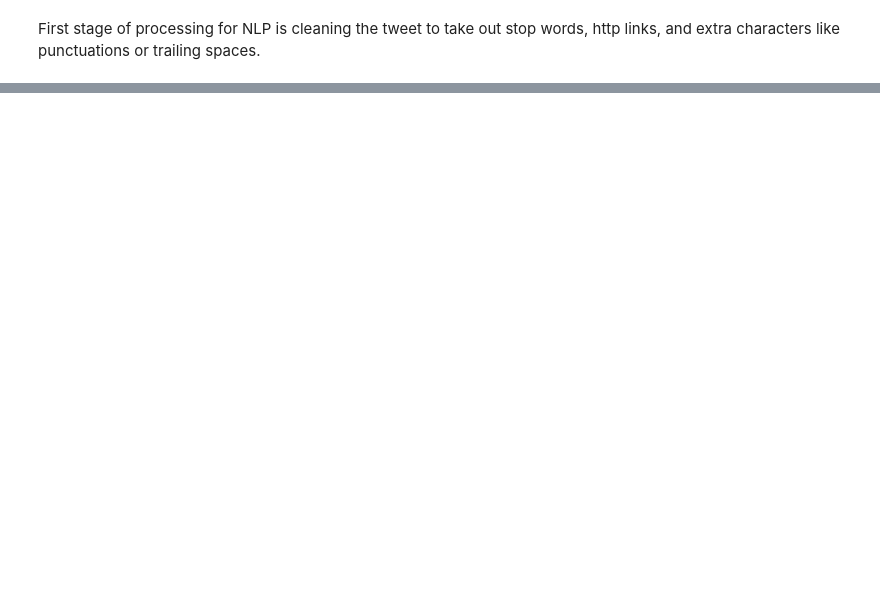
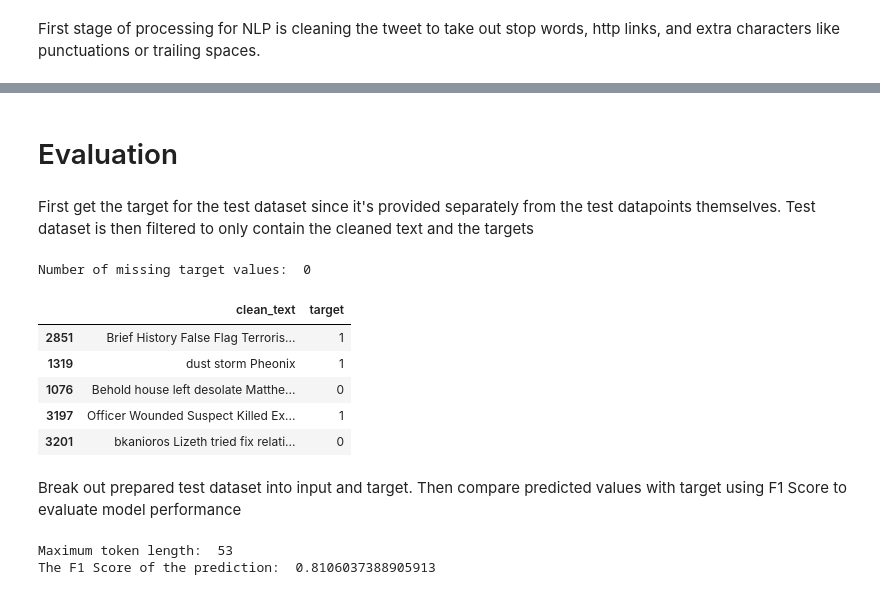
Before and after one commit to lloydoad/disaster-tweet-classifier, a Jupyter notebook: disaster_tweet_classifier.ipynb, the cells around one changed output, grey strips where cells are left out. Cells and saved outputs as stored; diff of their text form; code cells hidden in the pictures; blank space fills up the shorter version.

```diff
--- a/disaster_tweet_classifier.ipynb
+++ b/disaster_tweet_classifier.ipynb
@@ -181,0 +406,33 @@ train.sample(5)
+# %% [markdown]
+# Evaluation
+# %% [markdown]
+First get the target for the test dataset since it's provided separately from the test datapoints themselves. Test dataset is then filtered to only contain the cleaned text and the targets
+# %%
+test_target_url = 'https://raw.githubusercontent.com/lloydoad/disaster-tweet-classifier/master/datasets/test_target.csv'
+test_target = pd.read_csv(test_target_url, error_bad_lines=False).drop(['id'], axis=1)
+prepped_test = pd.concat([test])
+prepped_test['target'] = test_target.astype(int)
+prepped_test.drop(['keyword', 'location', 'text'], axis=1, inplace=True)
+print('Number of missing target values: ', prepped_test.target.isna().sum())
+prepped_test.sample(5)
+# %% [output]
+Number of missing target values:  0
+|  | clean_text | target |
+| 2851 | Brief History False Flag Terroris... | 1 |
+| 1319 | dust storm Pheonix | 1 |
+| 1076 | Behold house left desolate Matthe... | 0 |
+| 3197 | Officer Wounded Suspect Killed Ex... | 1 |
+| 3201 | bkanioros Lizeth tried fix relati... | 0 |
+# %% [markdown]
+Break out prepared test dataset into input and target. Then compare predicted values with target using F1 Score to evaluate model performance
+# %%
+X_test = encode_dataset(dataset=prepped_test, tokenizer=base_tokenizer, force_max_len=max_word_length)
+best_trained_model = keras.models.load_model(full_model_name + '.h5', custom_objects={'KerasLayer':hub.KerasLayer})
+y_pred = best_trained_model.predict(X_test)
+pred_values = np.round(y_pred).astype('int').reshape(1,-1)[0]
+true_values = prepped_test.target.values
+score = sklearn.metrics.f1_score(true_values, pred_values, average='micro')
+print('The F1 Score of the prediction: ', score)
+# %% [output]
+Maximum token length:  53
+The F1 Score of the prediction:  0.8106037388905913
```
Also changed, not shown: parts of 30 cells of this notebook.
